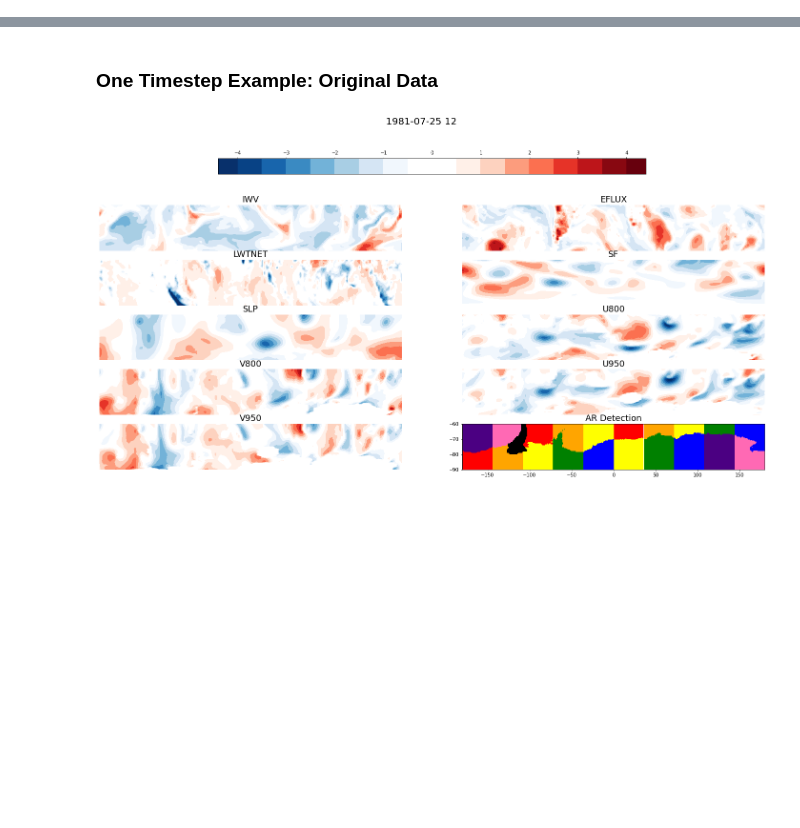
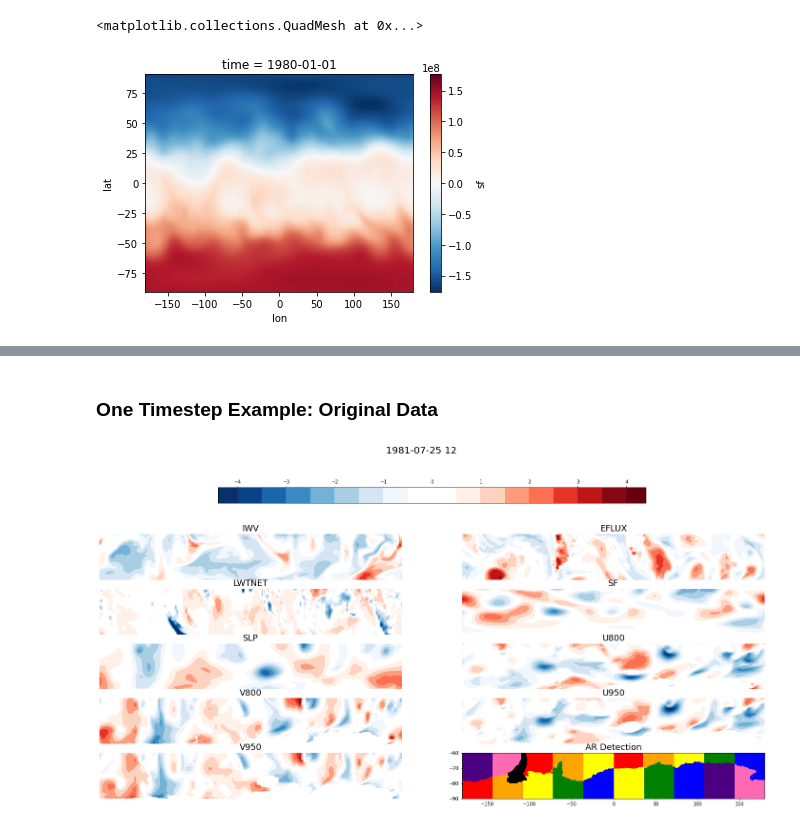
Before and after one commit to rlbaiman/AntarcticAR_ML, a Jupyter notebook: Make_X_data/Plot_X_data.ipynb, the cells around one changed output, grey strips where cells are left out. Cells and saved outputs as stored; diff of their text form; code cells hidden in the pictures; blank space fills up the shorter version.

```diff
--- a/Make_X_data/Plot_X_data.ipynb
+++ b/Make_X_data/Plot_X_data.ipynb
@@ -8,0 +367,5 @@ from matplotlib.colors import ListedColormap
+# %%
+data.astype('float32').isel(time = 0).sf.plot()
+# %% [output]
+<matplotlib.collections.QuadMesh at 0x...>
+[figure, added]
```
Also changed, not shown: parts of 41 cells of this notebook, 7 other files.
